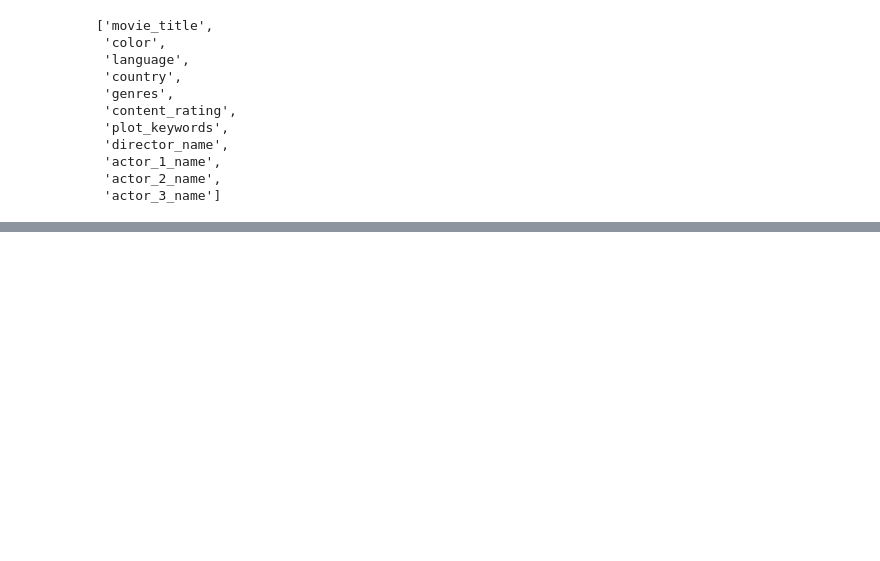
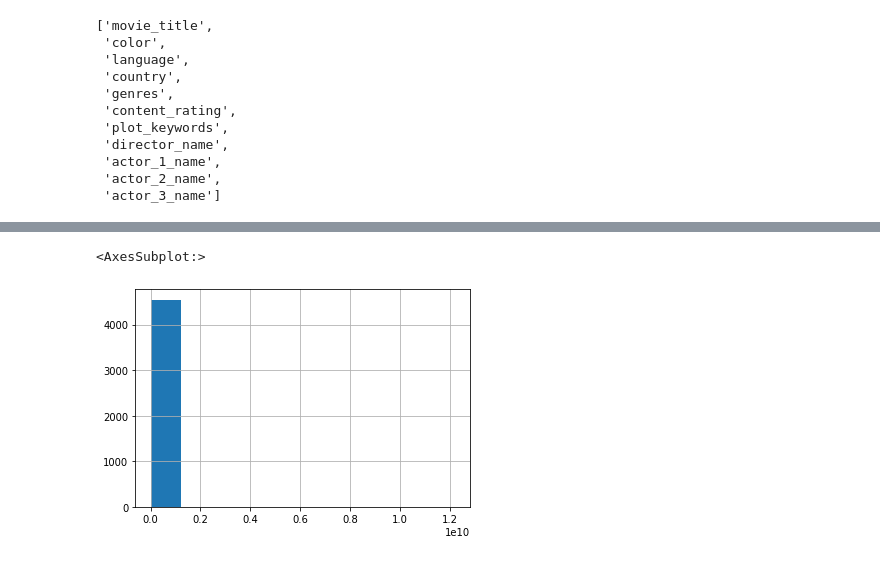
Before and after one commit to Minombreesana/IMDB-project, a Jupyter notebook: IMDB_project/IMDB_project.ipynb, the cells around one changed output, grey strips where cells are left out. Cells and saved outputs as stored; diff of their text form; code cells hidden in the pictures; blank space fills up the shorter version.

```diff
--- a/IMDB_project/IMDB_project.ipynb
+++ b/IMDB_project/IMDB_project.ipynb
@@ -104,0 +129,5 @@ obj_cols
+# %%
+movies_num['budget'].hist()
+# %% [output]
+<AxesSubplot:>
+[figure, added]
```
Also changed, not shown: parts of 5 cells of this notebook.
